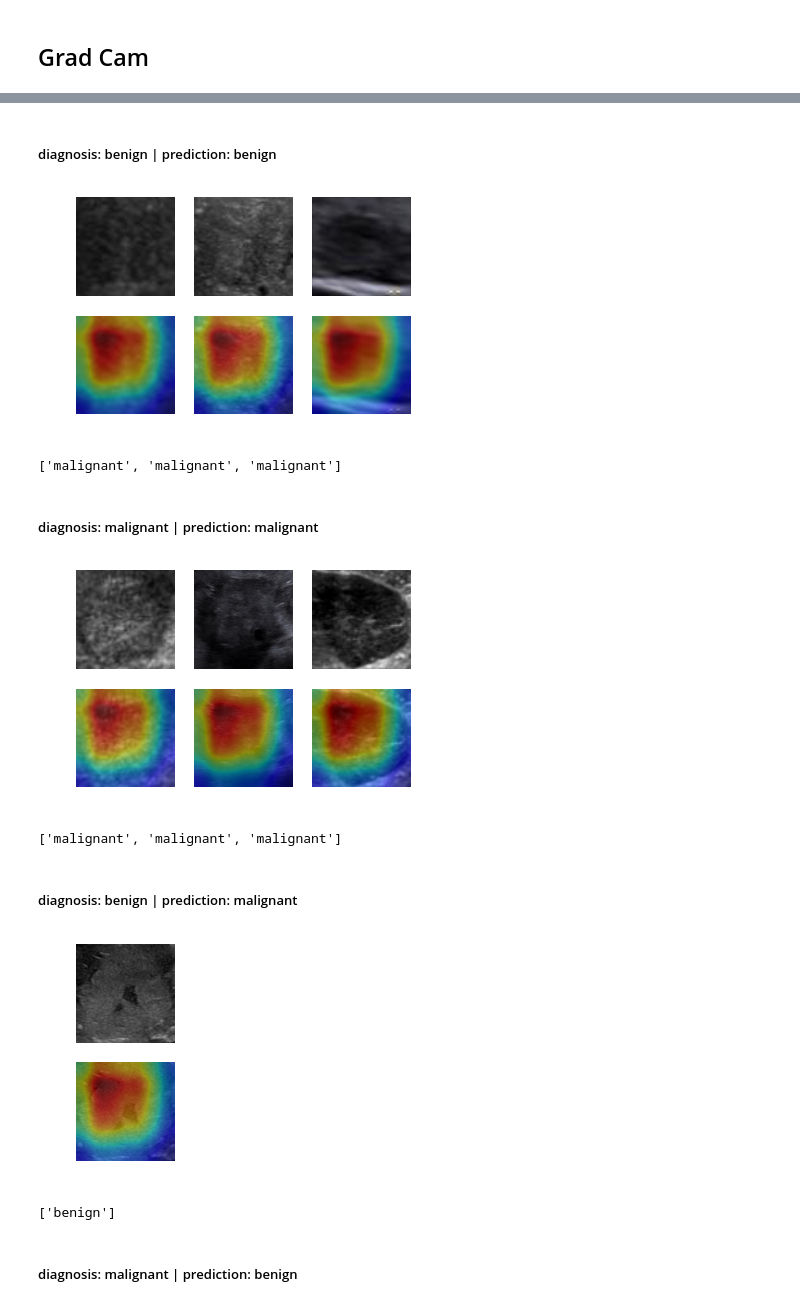
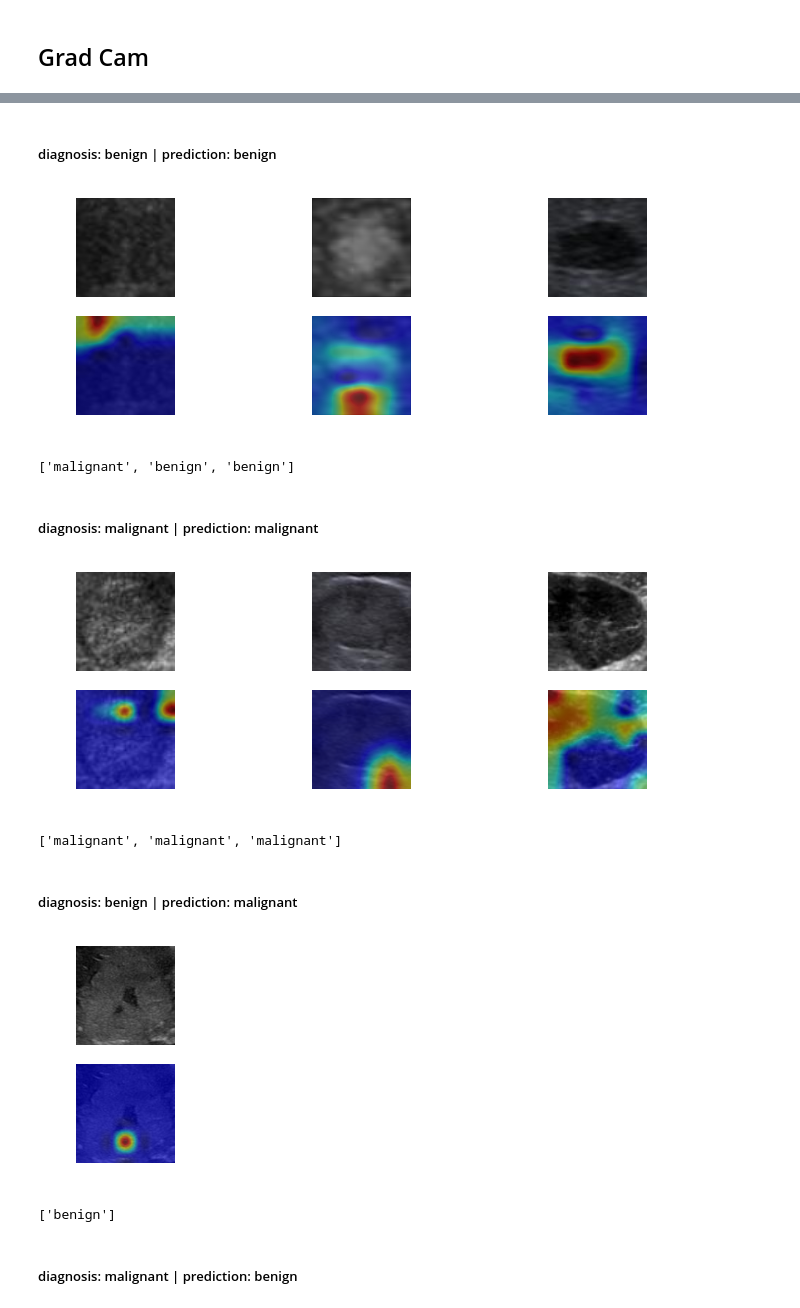
Before and after one commit to intrepidlemon/deep-ultrasound, a Jupyter notebook: evaluate-free-uncertain.ipynb, the cells around one changed output, grey strips where cells are left out. Cells and saved outputs as stored; diff of their text form; code cells hidden in the pictures.

```diff
--- a/evaluate-free-uncertain.ipynb
+++ b/evaluate-free-uncertain.ipynb
@@ -32,7 +34,7 @@ SELECTIONS = "None"
 DIRECTORY = "c3-c4-free/data"
 MODEL_UUID = "1b356a9e-126c-4f91-8f41-8d6baa4f79de"
 MODEL_TYPE = "v2"
-SELECTIONS = "{(0, 0): ['benign/free-15987441-liver.jpeg', 'benign/free-27403964-liver-2.jpeg', 'benign/free-28810812-liver.jpeg'], (1, 1): ['malignant/free-26227303-liver.jpeg', 'malignant/free-27625401-liver.jpeg', 'malignant/free-28985749-liver-2.jpeg'], (0, 1): ['benign/free-15551563-liver.jpeg'], (1, 0): ['malignant/free-26428183-liver-2.jpeg', 'malignant/free-27180434-liver.jpeg', 'malignant/free-28610471-liver.jpeg', 'malignant/free-28985749-liver.jpeg']}"
+SELECTIONS = "{(0, 0): ['benign/free-15987441-liver.jpeg', 'benign/free-27369141-liver-3.jpeg', 'benign/free-28796426-liver-2.jpeg'], (1, 1): ['malignant/free-26227303-liver.jpeg', 'malignant/free-26428183-liver.jpeg', 'malignant/free-28985749-liver-2.jpeg'], (0, 1): ['benign/free-15551563-liver.jpeg'], (1, 0): ['malignant/free-26428183-liver-2.jpeg', 'malignant/free-27180434-liver.jpeg', 'malignant/free-28610471-liver.jpeg', 'malignant/free-28985749-liver.jpeg']}"
 # %%
 SELECTIONS = eval(SELECTIONS)
 FEATURES = "{}/features.csv".format(DIRECTORY)
@@ -171,21 +193,22 @@ plot_roc_curve(labels, results, experts=[{ **expert_1, "name":"expert 1" }, { **
 # %%
 inv_indices = {v: k for k, v in validation.class_indices.items()}
 for k, v in SELECTIONS.items():
     display(HTML("<h5>diagnosis: {} | prediction: {}</h5>".format(inv_indices[k[0]], inv_indices[k[1]])))
     plot_multiple_grad_cam(
         [os.path.join(VALIDATION, image) for image in v],
         model,
         "dense_6",
+        filter_idx=[0],
     )
     print(get_expert_results("evaluations/radiology-9809.json", v, expert_key="malignantBenign"))
 # %% [output]
 diagnosis: benign | prediction: benign
-[figure, old version]
+[figure, new version]
-['malignant', 'malignant', 'malignant']
+['malignant', 'benign', 'benign']
 diagnosis: malignant | prediction: malignant
-[figure, old version]
+[figure, new version]
 ['malignant', 'malignant', 'malignant']
 diagnosis: benign | prediction: malignant
-[figure, old version]
+[figure, new version]
 ['benign']
 diagnosis: malignant | prediction: benign
```
Also changed, not shown: parts of 8 cells of this notebook, 3 other files.
